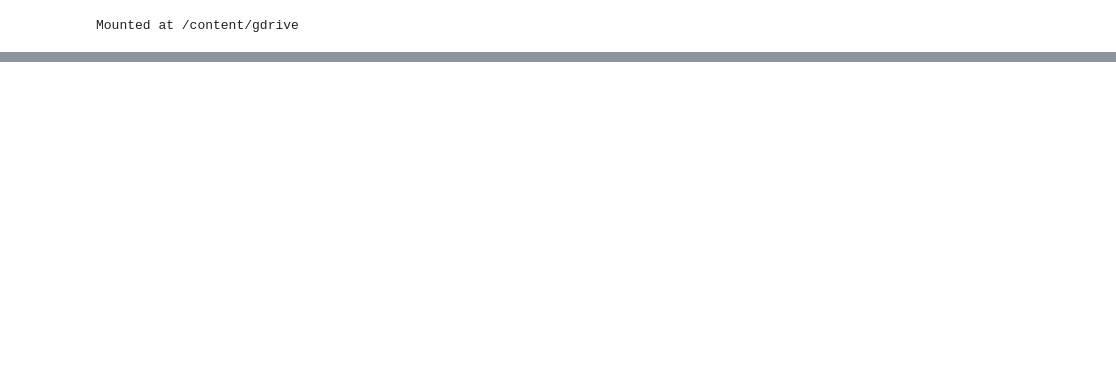
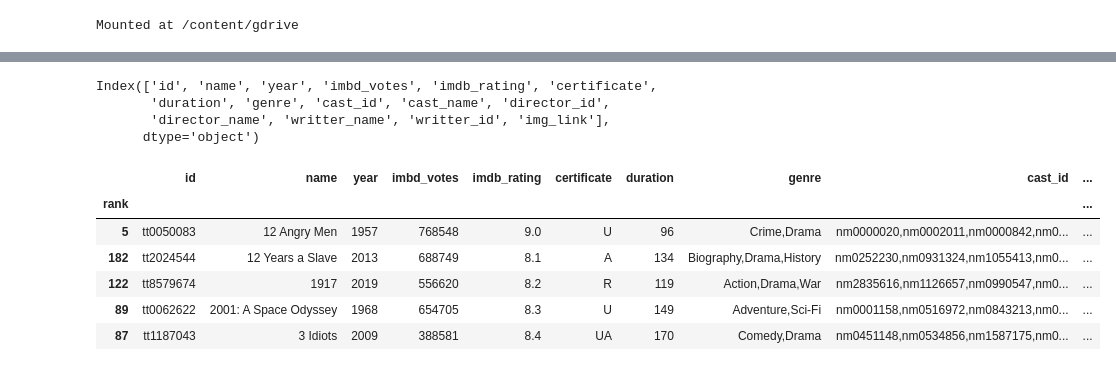
Before and after one commit to manthilaw/Python-Projects, a Jupyter notebook: Python_Exercises_.ipynb, the cells around one changed output, grey strips where cells are left out. Drawn from its saved outputs; the diff is of its cells as text; code cells hidden in the pictures; blank space fills up the shorter version.

```diff
--- a/Python_Exercises_.ipynb
+++ b/Python_Exercises_.ipynb
@@ -28,0 +49,20 @@ movies.head()
+# %%
+movies.columns
+# %% [output]
+Index(['id', 'name', 'year', 'imbd_votes', 'imdb_rating', 'certificate',
+       'duration', 'genre', 'cast_id', 'cast_name', 'director_id',
+       'director_name', 'writter_name', 'writter_id', 'img_link'],
+      dtype='object')
+# %%
+# Sort values
+
+movies_sort1 = movies.sort_values(['name','year'])
+movies_sort1.head()
+# %% [output]
+|  | id | name | year | imbd_votes | imdb_rating | certificate | duration | genre | cast_id | ... |
+| rank |  |  |  |  |  |  |  |  |  | ... |
+| 5 | tt0050083 | 12 Angry Men | 1957 | 768548 | 9.0 | U | 96 | Crime,Drama | nm0000020,nm0002011,nm0000842,nm0... | ... |
+| 182 | tt2024544 | 12 Years a Slave | 2013 | 688749 | 8.1 | A | 134 | Biography,Drama,History | nm0252230,nm0931324,nm1055413,nm0... | ... |
+| 122 | tt8579674 | 1917 | 2019 | 556620 | 8.2 | R | 119 | Action,Drama,War | nm2835616,nm1126657,nm0990547,nm0... | ... |
+| 89 | tt0062622 | 2001: A Space Odyssey | 1968 | 654705 | 8.3 | U | 149 | Adventure,Sci-Fi | nm0001158,nm0516972,nm0843213,nm0... | ... |
+| 87 | tt1187043 | 3 Idiots | 2009 | 388581 | 8.4 | UA | 170 | Comedy,Drama | nm0451148,nm0534856,nm1587175,nm0... | ... |
```
Also changed, not shown: parts of 1 cell of this notebook.
